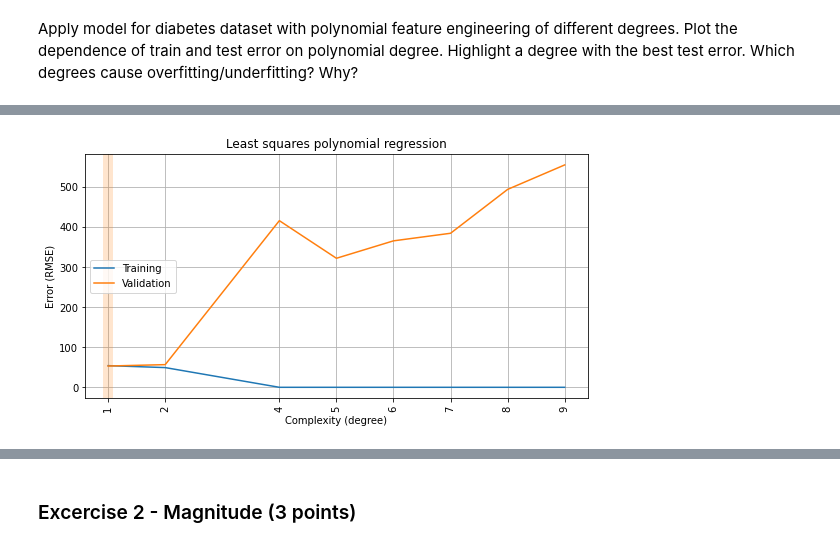
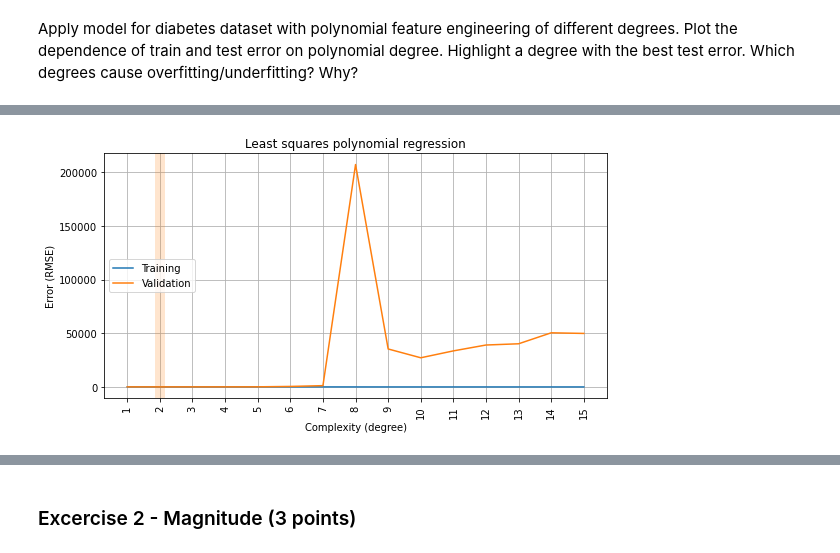
Before and after one commit to kesepkina/RS-School-Machine-Learning-course, a Jupyter notebook: 4_Overfitting_Regularization.ipynb, the cells around one changed output, grey strips where cells are left out. Saved outputs shown, nothing was run; the diff lists cells and outputs as text; code cells hidden in the pictures.

```diff
--- a/4_Overfitting_Regularization.ipynb
+++ b/4_Overfitting_Regularization.ipynb
@@ -386,24 +410,32 @@ plt.show()
+# %%
+def make_model_hw(degree, alpha=0, penalty=None):
+    # linear regression
+    if alpha == 0:
+        regressor = LinearRegression()
+    # lasso regression
+    elif penalty == 'L1':
+        regressor = Lasso(alpha=alpha, random_state=SEED, max_iter=70000)
+    # ridge regression
+    elif penalty == 'L2':
+        regressor = Ridge(alpha=alpha, random_state=SEED, max_iter=70000)
+
+
+    return Pipeline([
+        ('coltr', ColumnTransformer(
+            [('pol', PolynomialFeatures(degree, include_bias=(degree == 0)), cols_to_transform)], \
+            remainder='passthrough')),
+        ('sca', StandardScaler()),
+        ('reg', regressor)
+    ])
 # %%
 rmse_train, rmse_valid = [], []
 
-DEGREES_HW = np.linspace(1, 10, 1 + 9, dtype=int)
-for degree in DEGREES_HW:
-    reg = make_model(degree).fit(X_train, y_train)
+for degree in DEGREES[1:]:
+    reg = make_model_hw(degree).fit(X_train, y_train)
     rmse_train.append(rmse(reg.predict(X_train), y_train))
     rmse_valid.append(rmse(reg.predict(X_valid), y_valid))
 
-plot_fitting_graph(DEGREES_HW, rmse_train, rmse_valid, xlabel='Complexity (degree)', ylabel='Error (RMSE)',
+plot_fitting_graph(DEGREES[1:], rmse_train, rmse_valid, xlabel='Complexity (degree)', ylabel='Error (RMSE)',
                    title='Least squares polynomial regression')
+# %% [output]
+[figure, added]
-# %%
-rmse_train, rmse_valid = [], []
-
-DEGREES_HW = [1, 2, 4, 5, 6, 7, 8, 9]
-for degree in DEGREES_HW:
-    reg = make_model(degree).fit(X_train, y_train)
-    rmse_train.append(rmse(reg.predict(X_train), y_train))
-    rmse_valid.append(rmse(reg.predict(X_valid), y_valid))
-
-plot_fitting_graph(DEGREES_HW, rmse_train, rmse_valid, xlabel='Complexity (degree)', ylabel='Error (RMSE)',
-                   title='Least squares polynomial regression')
-# %% [output]
-[figure, removed]
```
Also changed, not shown: parts of 69 cells of this notebook, 1 other file.
